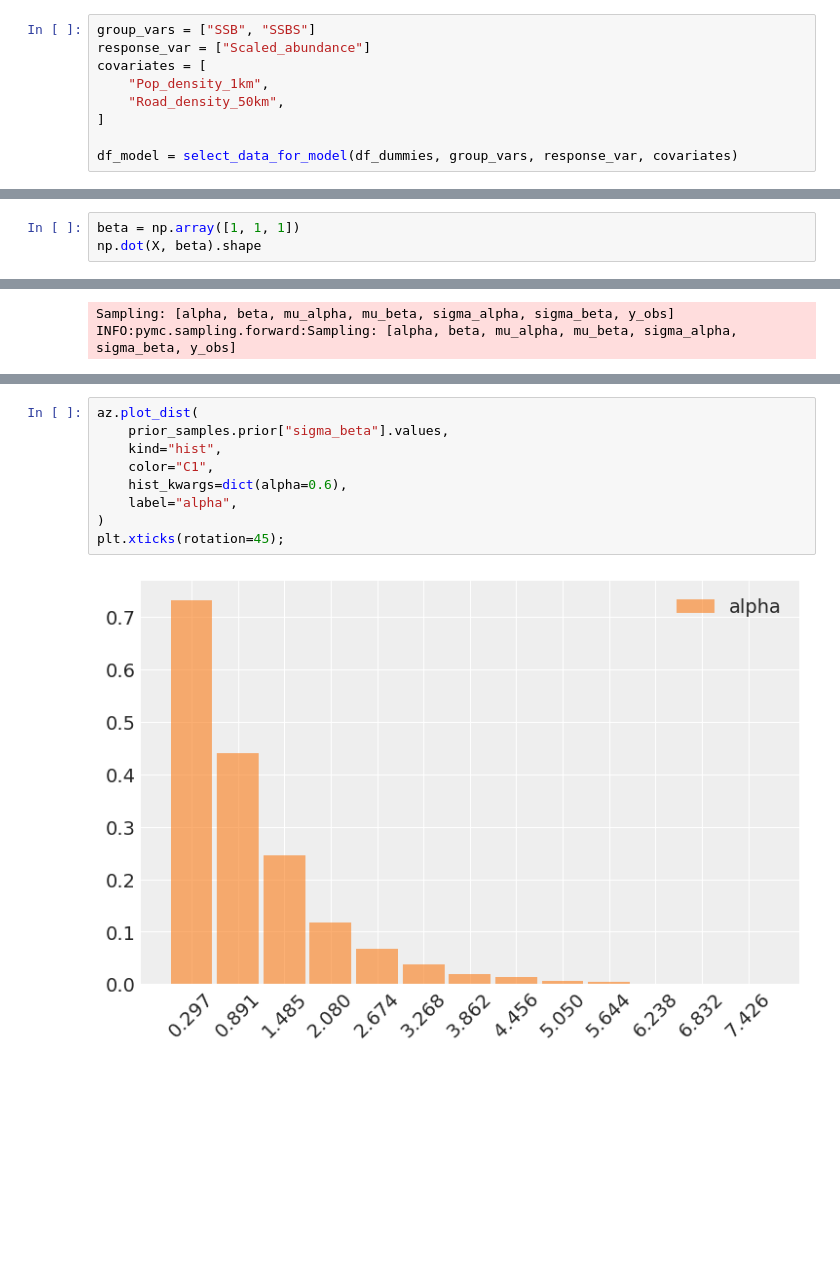
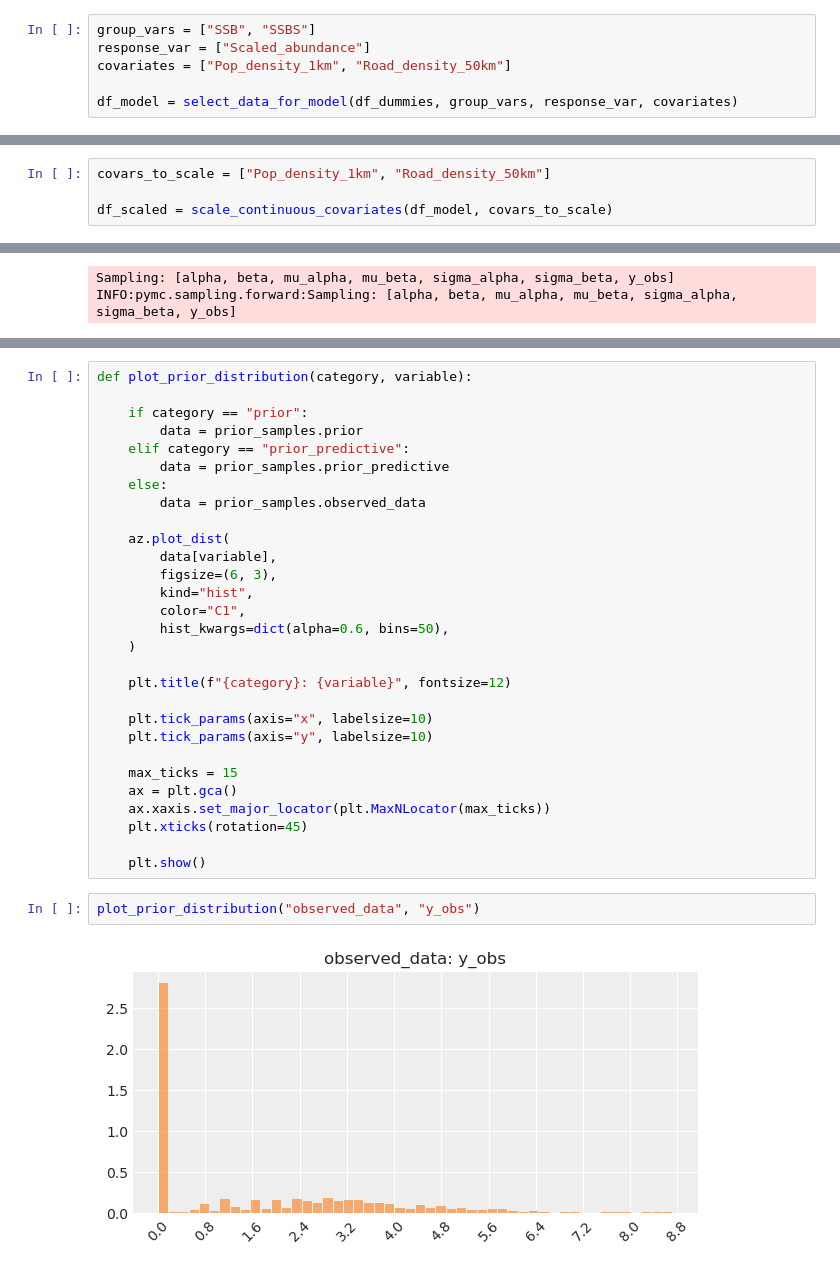
Before and after one commit to j-nystrom/biodiversity-impacts, a Jupyter notebook: notebooks/model_pipeline.ipynb, the cells around one changed output, grey strips where cells are left out. Saved outputs shown, nothing was run; the diff lists cells and outputs as text; blank space fills up the shorter version.

Commit message:
working model pipeline

```diff
--- a/notebooks/model_pipeline.ipynb
+++ b/notebooks/model_pipeline.ipynb
@@ -444,10 +445,7 @@ def select_data_for_model(df, group_vars, response_var, covariates):
 # %%
 group_vars = ["SSB", "SSBS"]
 response_var = ["Scaled_abundance"]
-covariates = [
-    "Pop_density_1km",
-    "Road_density_50km",
-]
+covariates = ["Pop_density_1km", "Road_density_50km"]
 
 df_model = select_data_for_model(df_dummies, group_vars, response_var, covariates)
 # %%
@@ -461,3 +469,7 @@ def scale_continuous_covariates(df, covars_to_scale):
+# %%
+covars_to_scale = ["Pop_density_1km", "Road_density_50km"]
+
+df_scaled = scale_continuous_covariates(df_model, covars_to_scale)
 # %% [markdown]
 ## Model specification
 
@@ -492,3 +498,0 @@ X.to_numpy().shape
-# %%
-beta = np.array([1, 1, 1])
-np.dot(X, beta).shape
@@ -564,11 +542,33 @@ plt.xticks(rotation=45);
-# %%
-az.plot_dist(
-    prior_samples.prior["sigma_beta"].values,
-    kind="hist",
-    color="C1",
-    hist_kwargs=dict(alpha=0.6),
-    label="alpha",
-)
-plt.xticks(rotation=45);
-# %% [output]
-[figure, removed]
+# %%
+def plot_prior_distribution(category, variable):
+
+    if category == "prior":
+        data = prior_samples.prior
+    elif category == "prior_predictive":
+        data = prior_samples.prior_predictive
+    else:
+        data = prior_samples.observed_data
+
+    az.plot_dist(
+        data[variable],
+        figsize=(6, 3),
+        kind="hist",
+        color="C1",
+        hist_kwargs=dict(alpha=0.6, bins=50),
+    )
+
+    plt.title(f"{category}: {variable}", fontsize=12)
+
+    plt.tick_params(axis="x", labelsize=10)
+    plt.tick_params(axis="y", labelsize=10)
+
+    max_ticks = 15
+    ax = plt.gca()
+    ax.xaxis.set_major_locator(plt.MaxNLocator(max_ticks))
+    plt.xticks(rotation=45)
+
+    plt.show()
+# %%
+plot_prior_distribution("observed_data", "y_obs")
+# %% [output]
+[figure, added]
```
Also changed, not shown: parts of 21 cells of this notebook, 3 other files.
